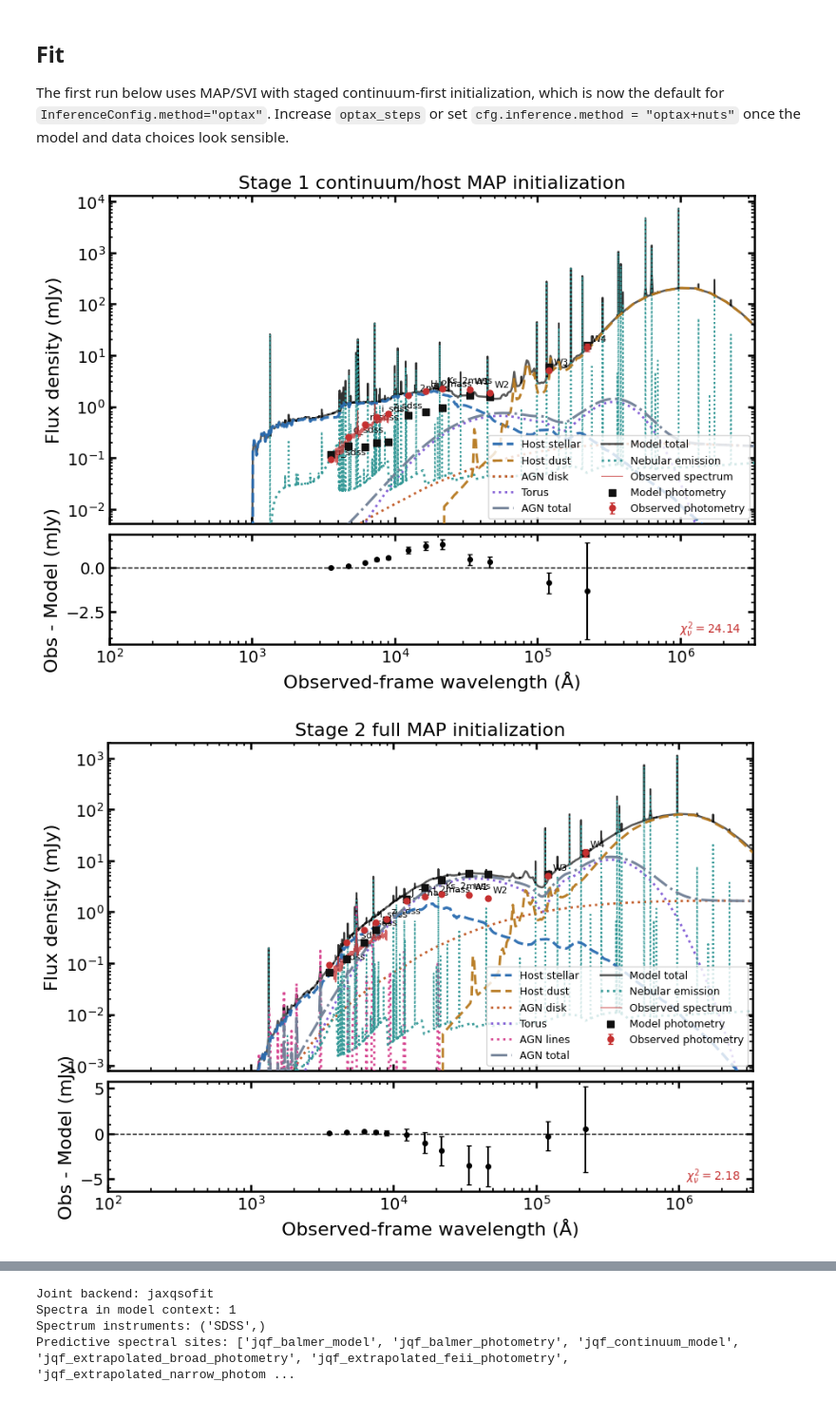
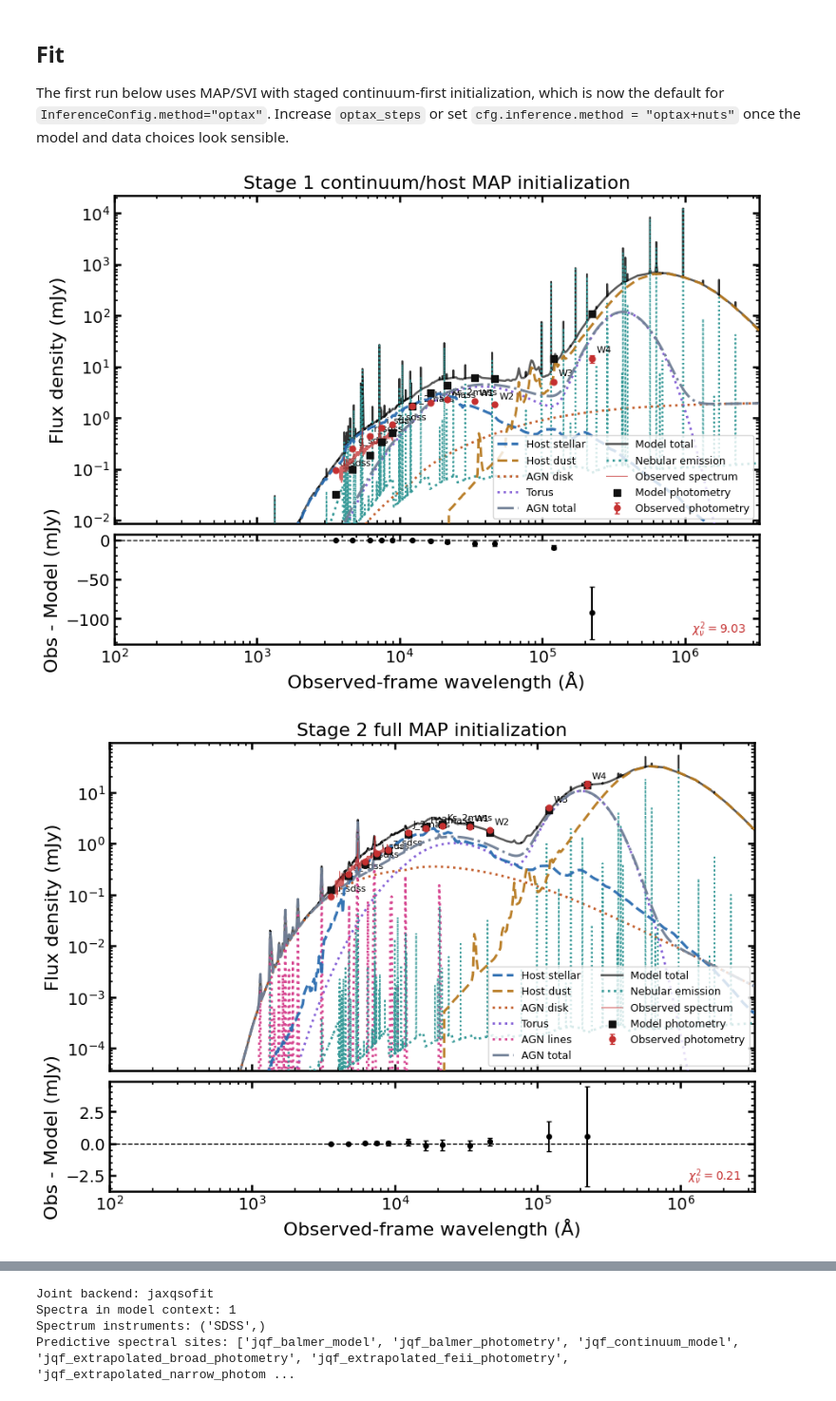
Before and after one commit to burke86/grahspj, a Jupyter notebook: notebooks/06_bandwagon_joint_sed_spectra.ipynb, the cells around one changed output, grey strips where cells are left out. Shown at 95% size. Drawn from its saved outputs; the diff is of its cells as text; code cells hidden in the pictures.

```diff
--- a/notebooks/06_bandwagon_joint_sed_spectra.ipynb
+++ b/notebooks/06_bandwagon_joint_sed_spectra.ipynb
@@ -318,7 +318,7 @@ cfg = FitConfig(
         use_host_capture_model=True,
         systematics_width=0.08,
     ),
-    inference=InferenceConfig(map_steps=600, learning_rate=5.0e-3, seed=3, num_warmup=250, num_samples=250, num_chains=1,),
+    inference=InferenceConfig(map_steps=2000, learning_rate=5.0e-3, seed=3, num_warmup=250, num_samples=250, num_chains=1,),
 )
 cfg.prior_config.agn.log_broad_line_width_kms = dist.TruncatedNormal(
     loc=np.log(3000.0),
@@ -359,12 +359,11 @@ The first run below uses MAP/SVI with staged continuum-first initialization, whi
 # %%
 cfg.inference.method = "optax+nuts"
 cfg.output.plot_fig = False
 cfg.output.save_fig = False
 cfg.output.save_result = False
 cfg.output.plot_init = True
 fitter = JAXSEDFit(cfg)
 result = fitter.fit(progress_bar=True)
-result.summary
 # %% [output]
-[figure, old version]
+[figure, new version]
-[figure, old version]
+[figure, new version]
```
Also changed, not shown: parts of 4 cells of this notebook, 24 other files.
